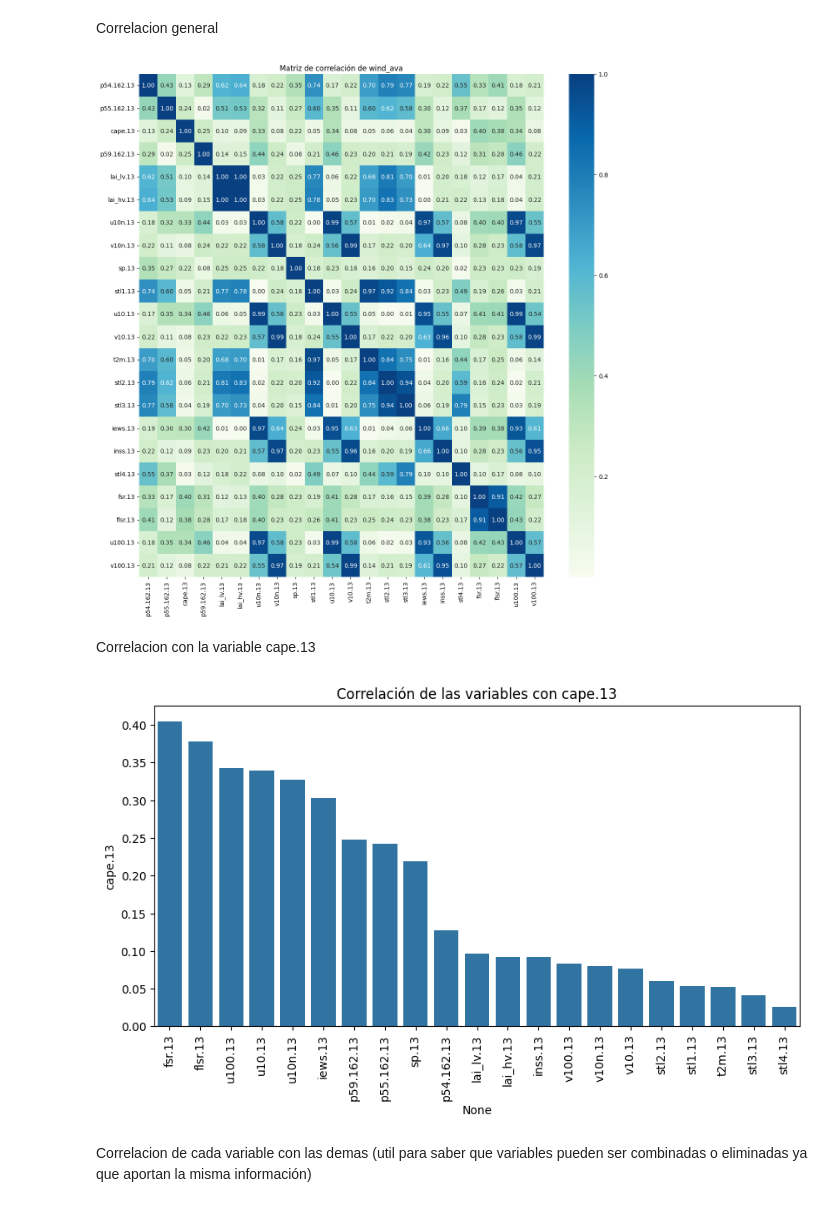
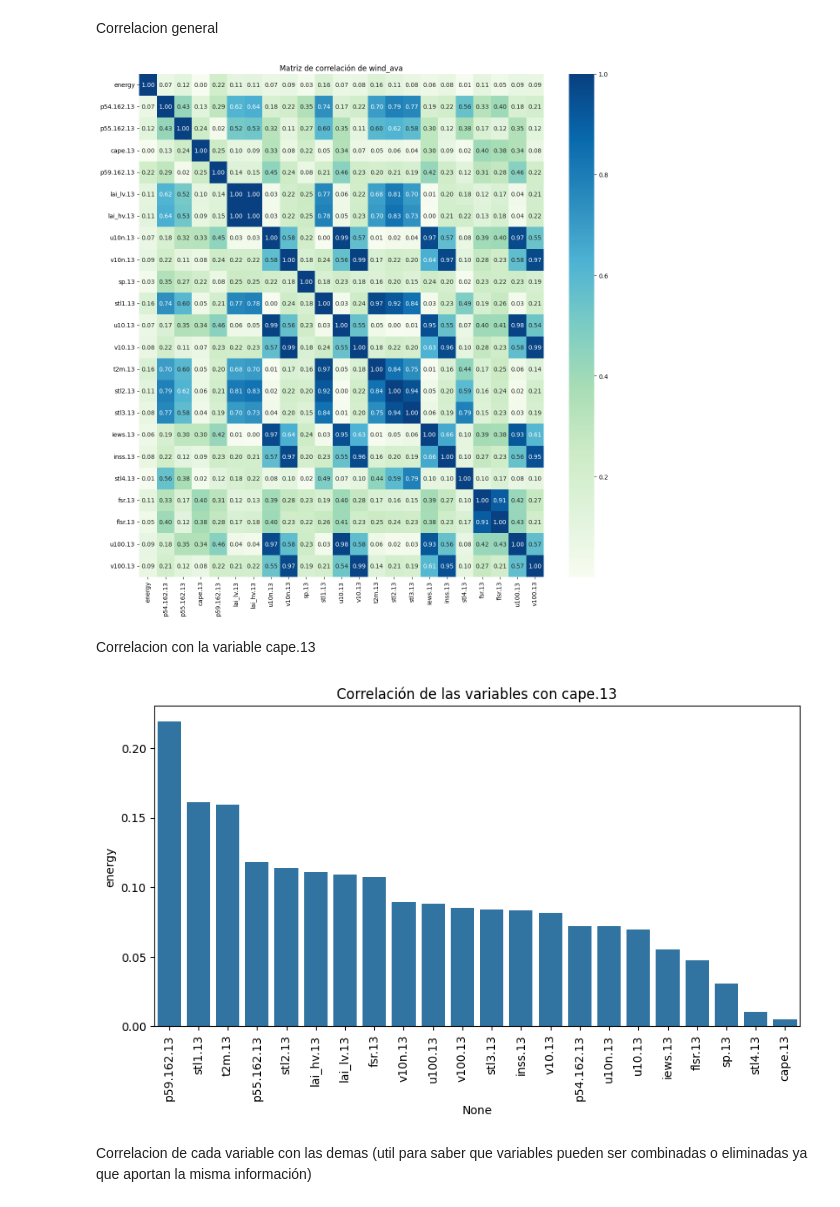
Before and after one commit to seniorbeto/Grupo04_Practica1, a Jupyter notebook: Notebook_1.ipynb, the cells around one changed output. Cells and saved outputs as stored; diff of their text form; code cells hidden in the pictures.

```diff
--- a/Notebook_1.ipynb
+++ b/Notebook_1.ipynb
@@ -43,9 +43,14 @@ wind_comp = pd.read_csv("data/wind_comp.csv", index_col=0)
 ## EDA
 # %% [markdown]
 ### Seleccion de el molino 13 (sotavento)
-# %%
-wind_ava = wind_ava[wind_ava.columns[wind_ava.columns.str.endswith('13')]]
-wind_comp = wind_comp[wind_comp.columns[wind_comp.columns.str.endswith('13')]]
+# %%
+# la variable objetivo es la columna energy y solo queremos los datos que
+# terminan en 13, agregar la columna energy a wind_ava
+aux = wind_ava[wind_ava.columns[wind_ava.columns.str.endswith('13')]]
+# añadir la columna energy a wind_ava
+aux.insert(0, "energy", wind_ava["energy"])
+wind_ava = aux
+del aux
 # %% [markdown]
 ### Exploración inicial
  - Estructura.
@@ -199,19 +204,19 @@ sns.heatmap(correlation, annot=True, cmap="GnBu", fmt=".2f")
 plt.title("Matriz de correlación de wind_ava")
 plt.show()
 # %% [output]
-[figure, old version]
+[figure, new version]
 # %% [markdown]
 Correlacion con la variable cape.13
 # %%
-correlation_cape13 = abs(correlation['cape.13']).sort_values(ascending=False)[1:]
+correlation_cape13 = abs(correlation['energy']).sort_values(ascending=False)[1:]
 # plot de las correlaciones
 plt.figure(figsize=(10, 5))
 sns.barplot(x=correlation_cape13.index, y=correlation_cape13)
 plt.title("Correlación de las variables con cape.13")
 plt.xticks(rotation=90)
 plt.show()
 # %% [output]
-[figure, old version]
+[figure, new version]
 # %% [markdown]
 Correlacion de cada variable con las demas (util para saber que variables pueden ser combinadas o eliminadas ya que aportan la misma información)
 # %%
```
Also changed, not shown: parts of 58 cells of this notebook.
